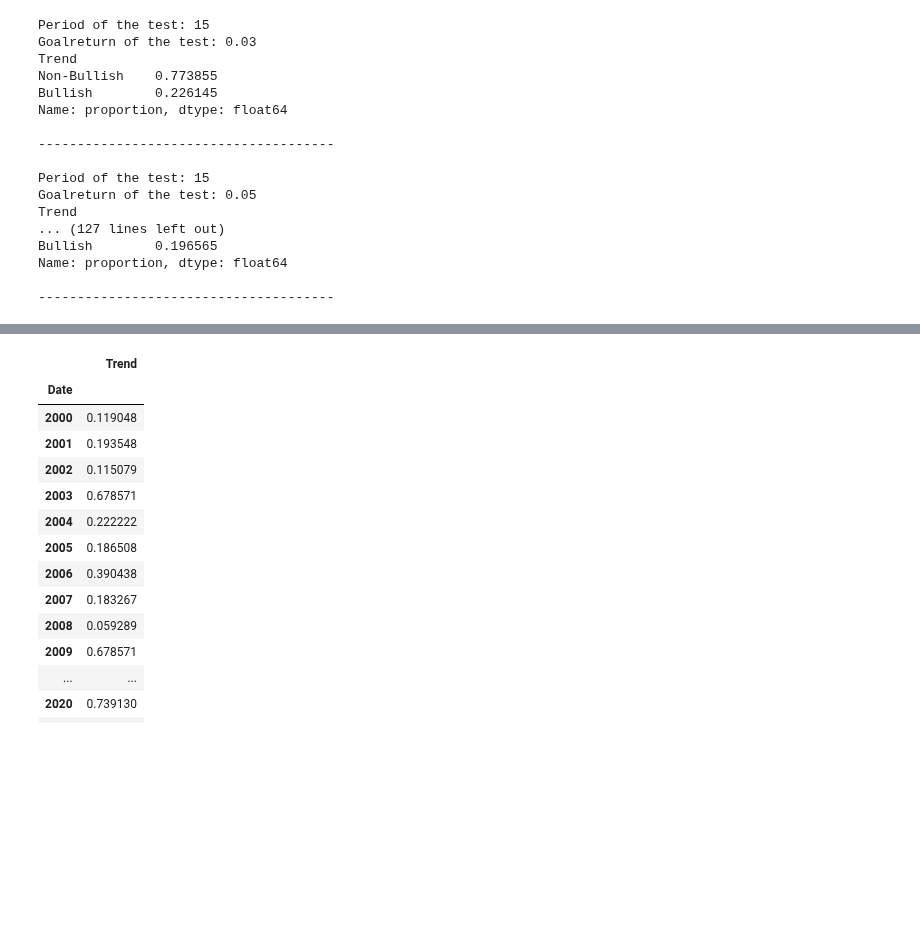
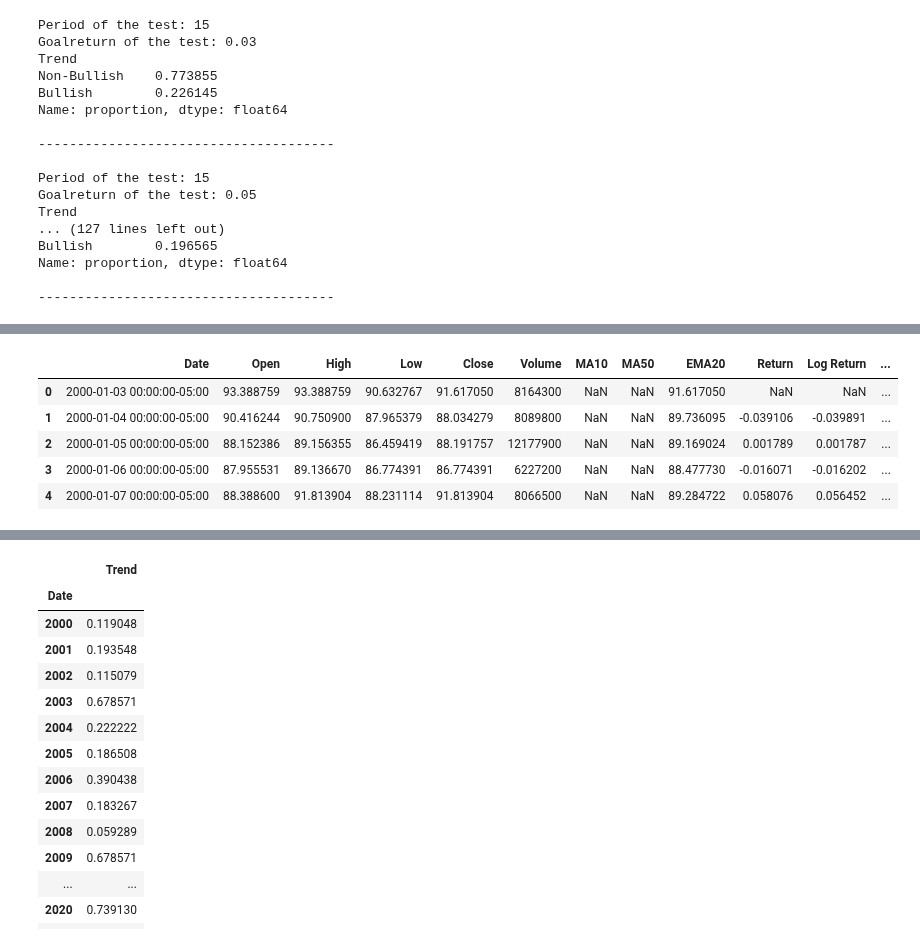
Before and after one commit to Bissapinho/Trend-classifier, a Jupyter notebook: notebooks/target_testing.ipynb, the cells around one changed output, grey strips where cells are left out. Saved outputs shown, nothing was run; the diff lists cells and outputs as text; code cells hidden in the pictures; blank space fills up the shorter version.

```diff
--- a/notebooks/target_testing.ipynb
+++ b/notebooks/target_testing.ipynb
@@ -88,0 +86,14 @@ Name: proportion, dtype: float64
+# %%
+df1 = spy.copy()
+df1 = add_all_features(df1)
+df1 = add_target(df1, period=60, goalreturn=0.05)
+
+df1 = df1.drop(['Dividends', 'Stock Splits', 'Capital Gains'], axis=1)
+df1.head()
+# %% [output]
+|  | Date | Open | High | Low | Close | Volume | MA10 | MA50 | EMA20 | Return | Log Return | ... |
+| 0 | 2000-01-03 00:00:00-05:00 | 93.388759 | 93.388759 | 90.632767 | 91.617050 | 8164300 | NaN | NaN | 91.617050 | NaN | NaN | ... |
+| 1 | 2000-01-04 00:00:00-05:00 | 90.416244 | 90.750900 | 87.965379 | 88.034279 | 8089800 | NaN | NaN | 89.736095 | -0.039106 | -0.039891 | ... |
+| 2 | 2000-01-05 00:00:00-05:00 | 88.152386 | 89.156355 | 86.459419 | 88.191757 | 12177900 | NaN | NaN | 89.169024 | 0.001789 | 0.001787 | ... |
+| 3 | 2000-01-06 00:00:00-05:00 | 87.955531 | 89.136670 | 86.774391 | 86.774391 | 6227200 | NaN | NaN | 88.477730 | -0.016071 | -0.016202 | ... |
+| 4 | 2000-01-07 00:00:00-05:00 | 88.388600 | 91.813904 | 88.231114 | 91.813904 | 8066500 | NaN | NaN | 89.284722 | 0.058076 | 0.056452 | ... |
```
Also changed, not shown: parts of 7 cells of this notebook.
